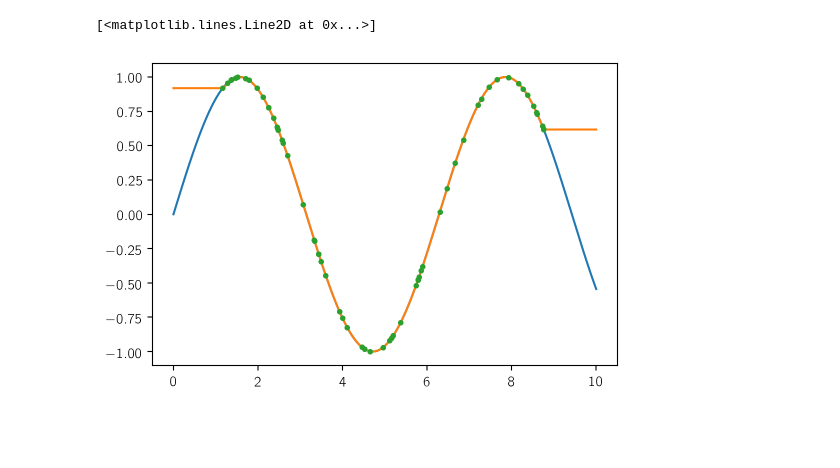
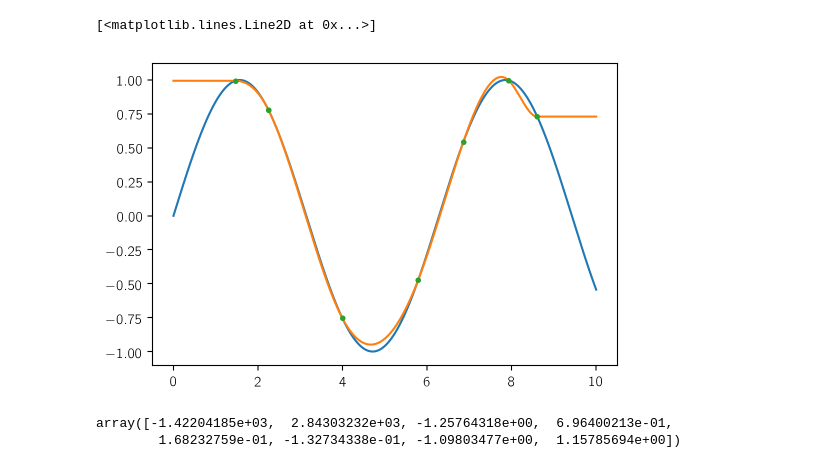
Before and after one commit to exoplanet-dev/exoplanet, a Jupyter notebook: papers/exoplanet/notebooks/cubic.ipynb, the cells around one changed output. Drawn from its saved outputs; the diff is of its cells as text; code cells hidden in the pictures; blank space fills up the shorter version.

```diff
--- a/papers/exoplanet/notebooks/cubic.ipynb
+++ b/papers/exoplanet/notebooks/cubic.ipynb
@@ -139,17 +382,17 @@ def compute_polys_rev(dx, dy, P, a, z, u, l, bP):
 # %%
 np.random.seed(42)
-x = np.sort(np.random.uniform(1, 9, 61))
-# x = np.linspace(1, 9, 61)
+x = np.sort(np.random.uniform(1, 9, 8))
+# x = np.linspace(1, 9, 10)
 y = np.sin(x)
 dx = np.diff(x)
 dy = np.diff(y)
 
 P, a, z, u, l = compute_polys(dx, dy)
 bP = np.zeros_like(P)
-# inds = ([3, 3, 3], [0, 1, 2])
+# inds = ([-3], [2])
 inds = tuple(a.flatten() for a in np.indices(bP.shape))
 bP[inds] = 1.0
 # print(bP)
 bx, by = compute_polys_rev(dx, dy, P, a, z, u, l, bP)
-print(bx)
-print(by)
+# print(bx)
+# print(by)
@@ -210,17 +425,17 @@ for i in range(len(value)):
 # %%
 t = np.linspace(0, 10, 500)
-inds = np.searchsorted(x, t)
+m = np.searchsorted(x, t)
 
 xp = np.concatenate((x[:1], x, x[-1:]))
 yp = np.concatenate((y[:1], y, y[-1:]))
 
-poly = P[inds]
-dd = t - xp[inds]
-value = yp[inds] + poly[:, 0] * dd + poly[:, 1] * dd**2 + poly[:, 2] * dd**3
+poly = P[m]
+dd = t - xp[m]
+value = yp[m] + poly[:, 0] * dd + poly[:, 1] * dd**2 + poly[:, 2] * dd**3
 
 plt.plot(t, np.sin(t))
 plt.plot(t, value)
 plt.plot(x, y, ".")
 # %% [output]
 [<matplotlib.lines.Line2D at 0x...>]
-[figure, old version]
+[figure, new version]
@@ -226,0 +459,6 @@ plt.plot(x, y, ".")
+# %%
+c = np.linalg.solve(A, Y)
+c
+# %% [output]
+array([-1.42204185e+03,  2.84303232e+03, -1.25764318e+00,  6.96400213e-01,
+        1.68232759e-01, -1.32734338e-01, -1.09803477e+00,  1.15785694e+00])
```
Also changed, not shown: parts of 15 cells of this notebook, 4 other files.
